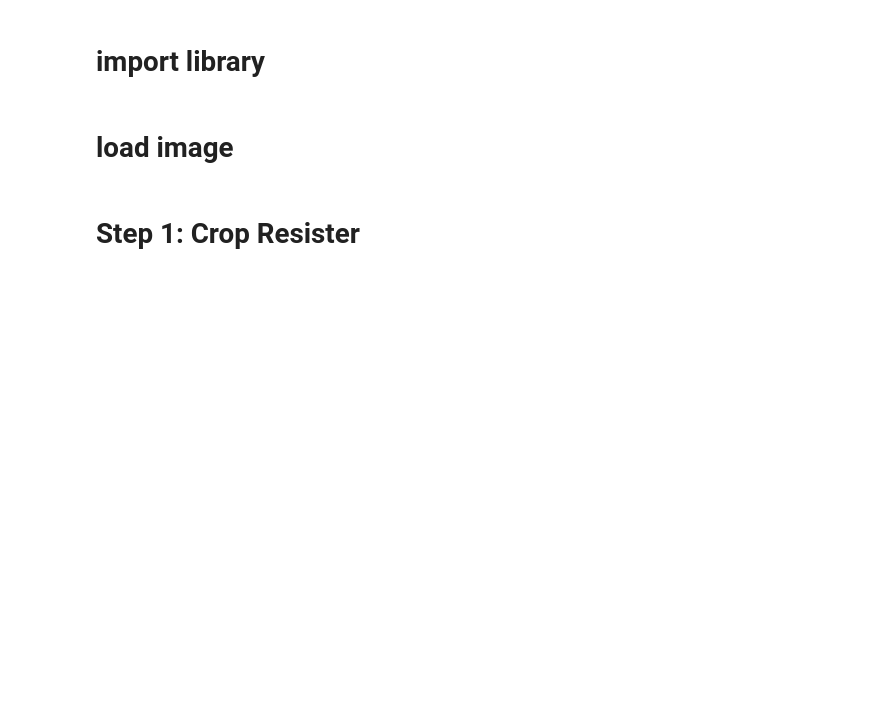
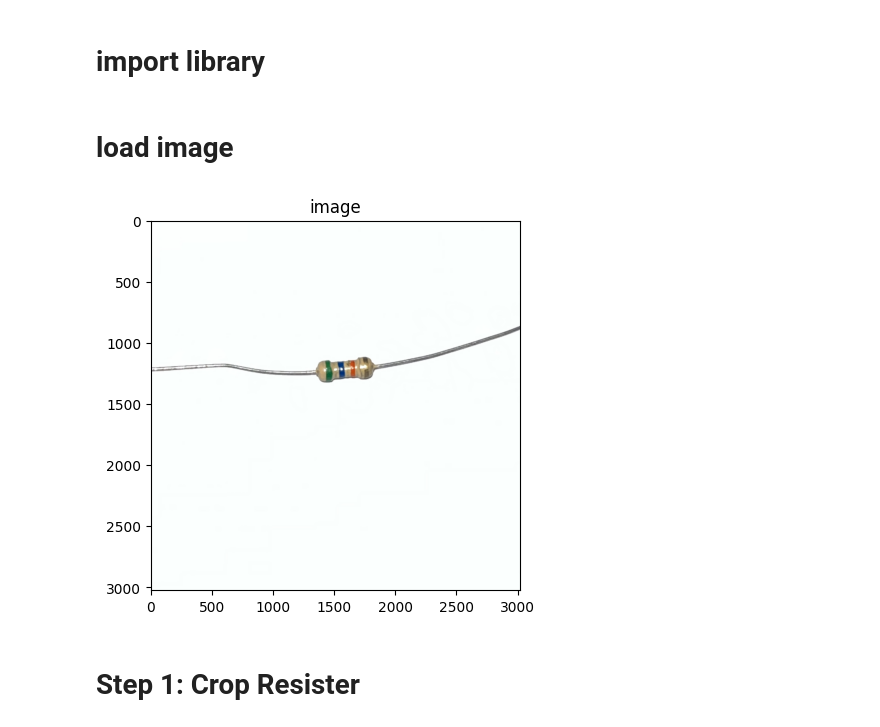
Before and after one commit to SonOfThitivas/resistor-code-color, a Jupyter notebook: main.ipynb, the cells around one changed output. Saved outputs shown, nothing was run; the diff lists cells and outputs as text; code cells hidden in the pictures; blank space fills up the shorter version.

```diff
--- a/main.ipynb
+++ b/main.ipynb
@@ -13,9 +13,18 @@ import cv2
 # load image
 # %%
 # image = cv2.imread(r"img\3.9k\IMG_0525.JPG")
+# image = cv2.flip(image, 1)
+
 # image = cv2.imread(r"img\10k\IMG_0581.JPG")
 # image = cv2.imread(r"res.jpg")
 image = cv2.imread(r"img\56k\IMG_0550.JPG")
+# image = cv2.imread(r"img\270k\IMG_0619.JPG")
+
+plt.imshow(image[:,:,::-1])
+plt.title("image")
+plt.show()
+# %% [output]
+[figure, added]
 # %% [markdown]
 # Step 1: Crop Resister
 # %% [markdown]
```
Also changed, not shown: parts of 29 cells of this notebook, 1 other file.
